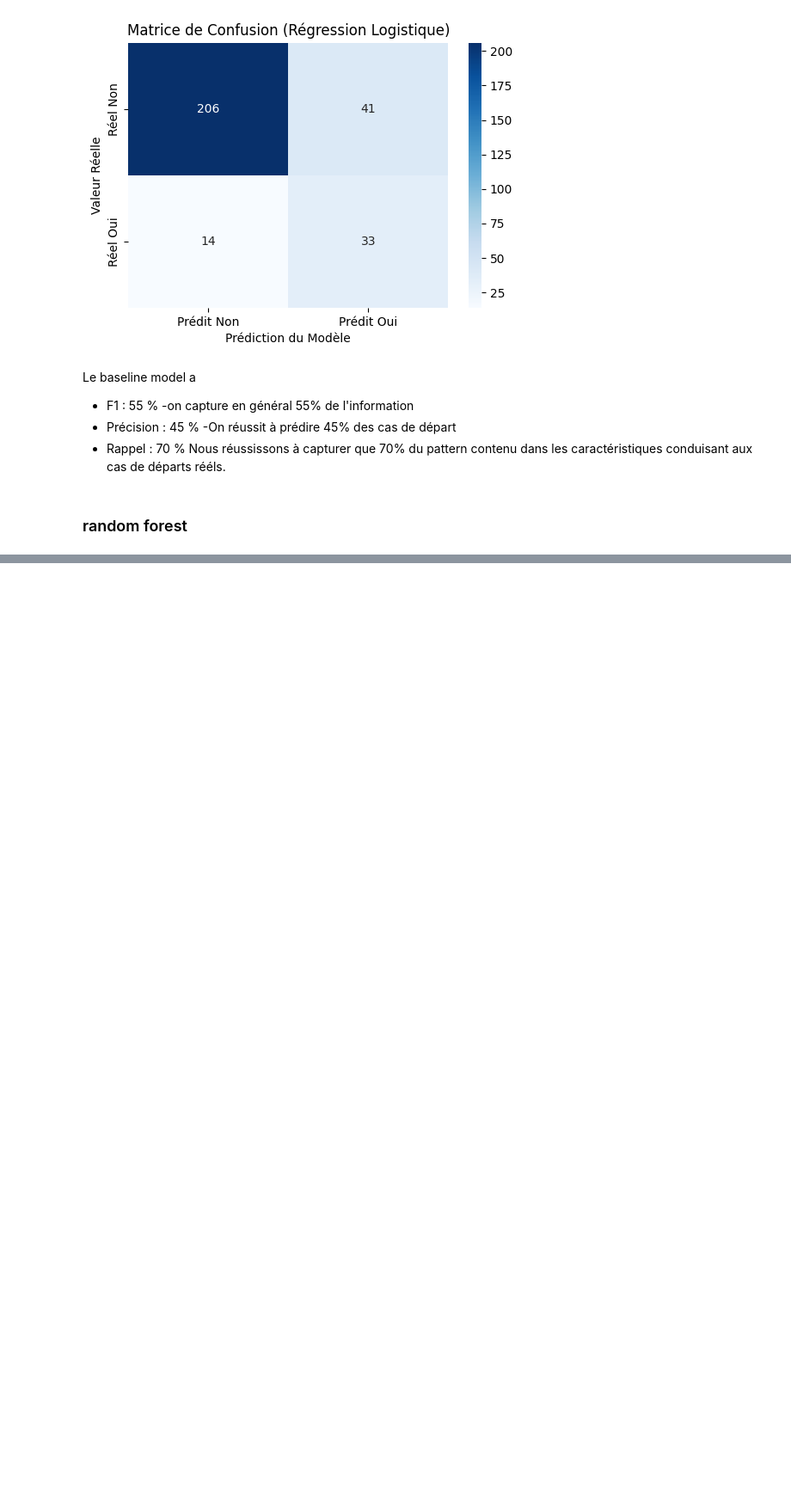
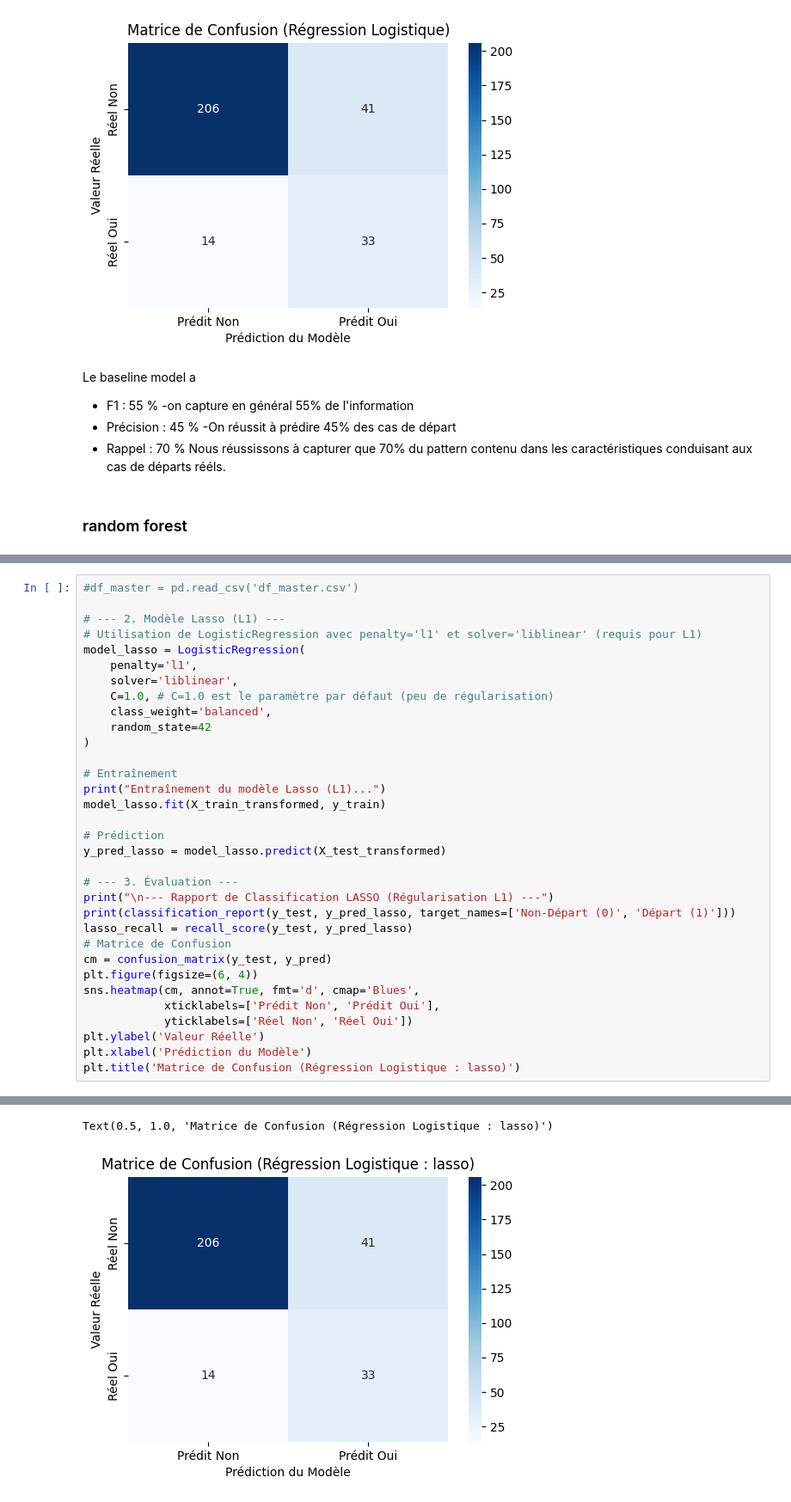
Before and after one commit to AIEngOc2025/Projet4, a Jupyter notebook: Developpement/classification_informations.ipynb, the cells around one changed output, grey strips where cells are left out. Shown at 86% size. Cells and saved outputs as stored; diff of their text form; blank space fills up the shorter version.

Commit message:
tested 7 models candidate : Ridge,elasticNet

```diff
--- a/Developpement/classification_informations.ipynb
+++ b/Developpement/classification_informations.ipynb
@@ -768,0 +861,34 @@ Non-Départ (0)       0.91      0.91      0.91       247
+# %%
+#df_master = pd.read_csv('df_master.csv')
+
+# --- 2. Modèle Lasso (L1) ---
+# Utilisation de LogisticRegression avec penalty='l1' et solver='liblinear' (requis pour L1)
+model_lasso = LogisticRegression(
+    penalty='l1',
+    solver='liblinear',
+    C=1.0, # C=1.0 est le paramètre par défaut (peu de régularisation)
+    class_weight='balanced',
+    random_state=42
+)
+
+# Entraînement
+print("Entraînement du modèle Lasso (L1)...")
+model_lasso.fit(X_train_transformed, y_train)
+
+# Prédiction
+y_pred_lasso = model_lasso.predict(X_test_transformed)
+
+# --- 3. Évaluation ---
+print("\n--- Rapport de Classification LASSO (Régularisation L1) ---")
+print(classification_report(y_test, y_pred_lasso, target_names=['Non-Départ (0)', 'Départ (1)']))
+lasso_recall = recall_score(y_test, y_pred_lasso)
+# Matrice de Confusion
+cm = confusion_matrix(y_test, y_pred)
+plt.figure(figsize=(6, 4))
+sns.heatmap(cm, annot=True, fmt='d', cmap='Blues',
+            xticklabels=['Prédit Non', 'Prédit Oui'],
+            yticklabels=['Réel Non', 'Réel Oui'])
+plt.ylabel('Valeur Réelle')
+plt.xlabel('Prédiction du Modèle')
+plt.title('Matrice de Confusion (Régression Logistique : lasso)')
+# %% [output]
@@ -768,0 +906,2 @@ Non-Départ (0)       0.91      0.91      0.91       247
+Text(0.5, 1.0, 'Matrice de Confusion (Régression Logistique : lasso)')
+[figure, added]
```
Also changed, not shown: parts of 23 cells of this notebook.
